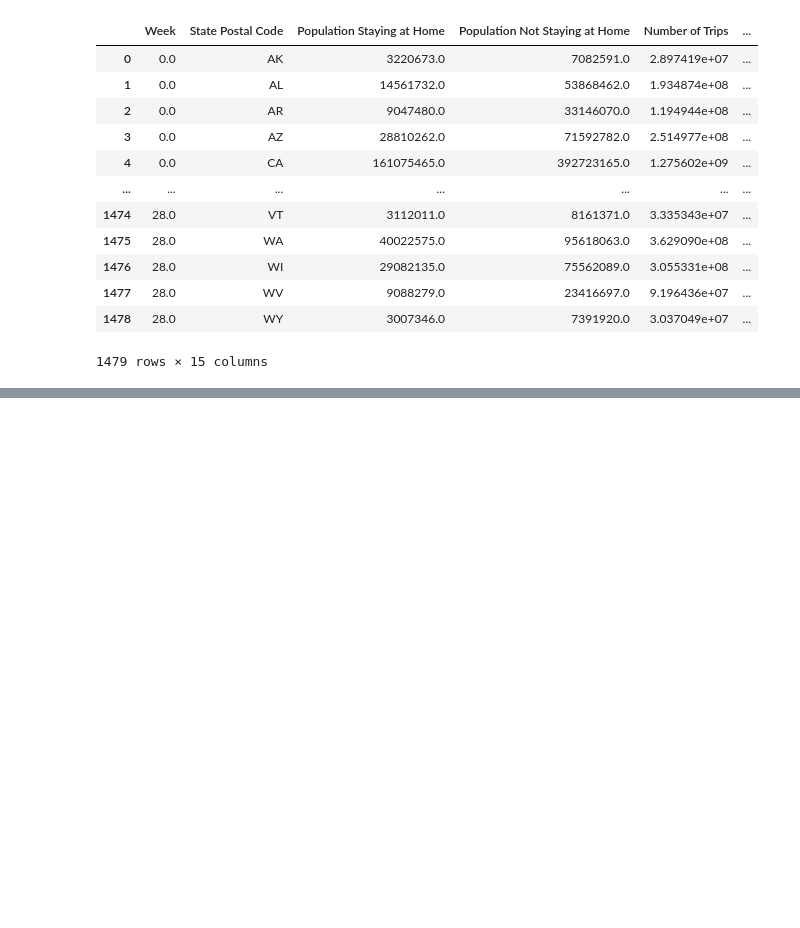
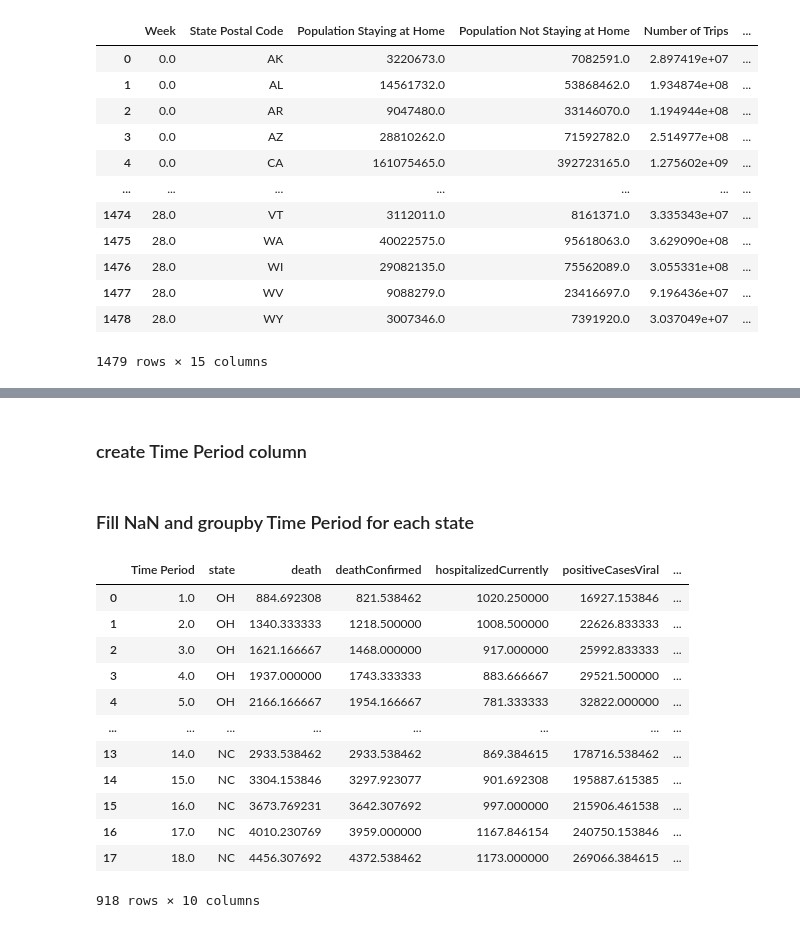
Before and after one commit to sheehy98/CovidMHealth, a Jupyter notebook: clean_data.ipynb, the cells around one changed output, grey strips where cells are left out. Saved outputs shown, nothing was run; the diff lists cells and outputs as text; code cells hidden in the pictures; blank space fills up the shorter version.

Commit message:
cleaned covid-19 data (did not yet replace nulls)

```diff
--- a/clean_data.ipynb
+++ b/clean_data.ipynb
@@ -93,0 +105,13 @@ td2
+# %%
+valuable_cols = ['state', 'date', 'death', 'deathConfirmed',
+                 'hospitalizedCurrently', 'positiveCasesViral',
+                 'positiveIncrease', 'totalTestsPeopleViral',
+                 'totalTestsPeopleViralIncrease', 'totalTestsViral']
+# %%
+# Remove undesired columns
+covid_data = covid_19_data.copy()[valuable_cols]
+# Convert string to datetime
+covid_data['date'] = covid_data['date'].astype('datetime64[ns]')
+# Convert target_ranges to list of
+# %% [markdown]
+### create Time Period column
@@ -93,0 +158,29 @@ td2
+# %%
+states = list(set(data['state'].values))
+final_states = [item for item in states if item not in remove_states]
+# %% [markdown]
+### Fill NaN and groupby Time Period for each state
+# %%
+clean_data = []
+for state in final_states:
+    state_data = data.loc[data['state'] == state]
+    # TODO fill NaN by state
+    state_data = state_data.groupby(['Time Period', 'state']).mean().reset_index()
+    clean_data.append(state_data)
+clean_df = pd.concat(clean_data)
+# %%
+clean_df
+# %% [output]
+|  | Time Period | state | death | deathConfirmed | hospitalizedCurrently | positiveCasesViral | ... |
+| 0 | 1.0 | OH | 884.692308 | 821.538462 | 1020.250000 | 16927.153846 | ... |
+| 1 | 2.0 | OH | 1340.333333 | 1218.500000 | 1008.500000 | 22626.833333 | ... |
+| 2 | 3.0 | OH | 1621.166667 | 1468.000000 | 917.000000 | 25992.833333 | ... |
+| 3 | 4.0 | OH | 1937.000000 | 1743.333333 | 883.666667 | 29521.500000 | ... |
+| 4 | 5.0 | OH | 2166.166667 | 1954.166667 | 781.333333 | 32822.000000 | ... |
+| ... | ... | ... | ... | ... | ... | ... | ... |
+| 13 | 14.0 | NC | 2933.538462 | 2933.538462 | 869.384615 | 178716.538462 | ... |
+| 14 | 15.0 | NC | 3304.153846 | 3297.923077 | 901.692308 | 195887.615385 | ... |
+| 15 | 16.0 | NC | 3673.769231 | 3642.307692 | 997.000000 | 215906.461538 | ... |
+| 16 | 17.0 | NC | 4010.230769 | 3959.000000 | 1167.846154 | 240750.153846 | ... |
+| 17 | 18.0 | NC | 4456.307692 | 4372.538462 | 1173.000000 | 269066.384615 | ... |
+918 rows × 10 columns
```
Also changed, not shown: parts of 9 cells of this notebook, 3 other files.
